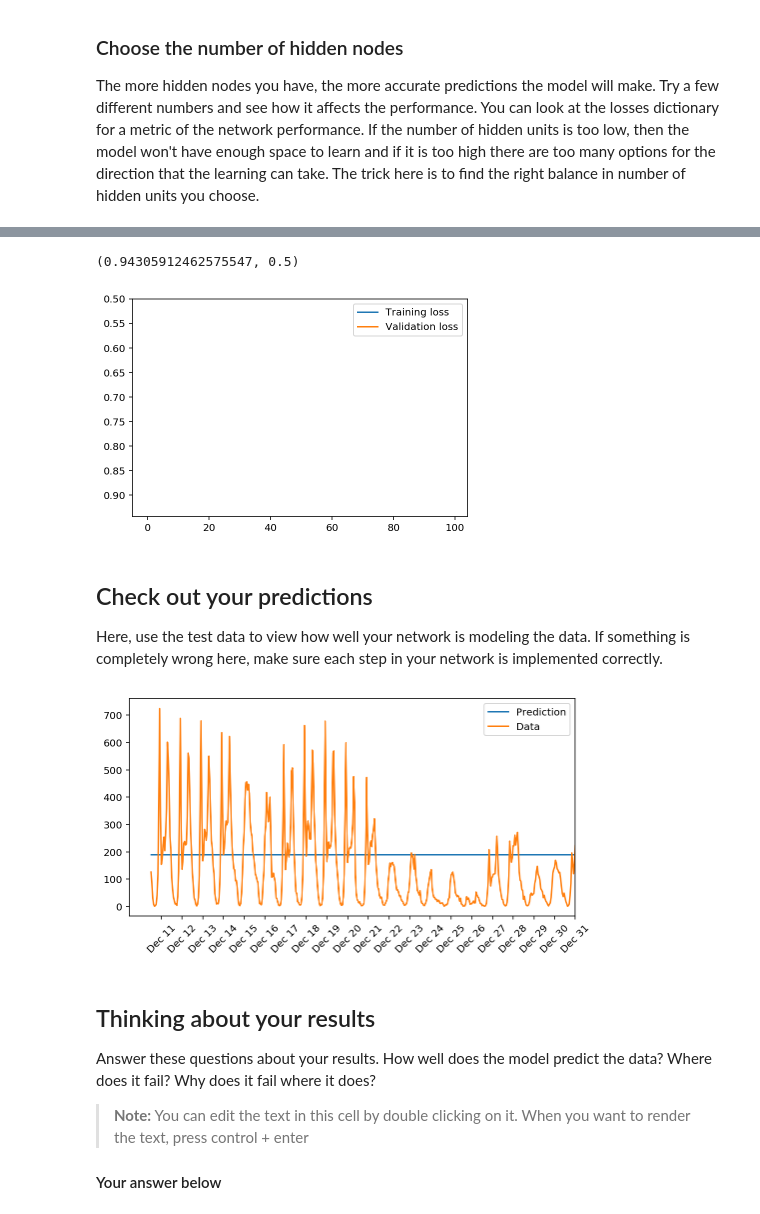
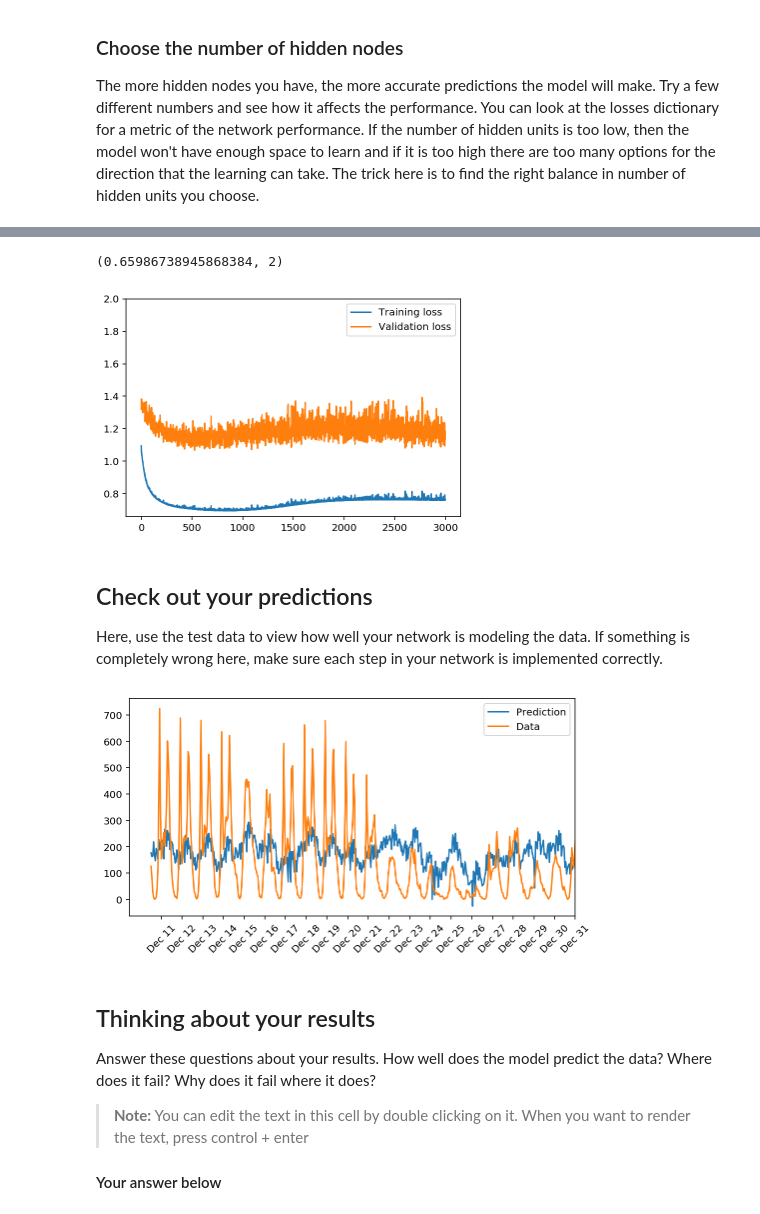
Before and after one commit to gmcgibbon/udacity-dlnd-project-1, a Jupyter notebook: dlnd-your-first-neural-network.ipynb, the cells around one changed output, grey strips where cells are left out. Saved outputs shown, nothing was run; the diff lists cells and outputs as text; code cells hidden in the pictures.

Commit message:
Fix activation on final output, add scale to loss graph

```diff
--- a/dlnd-your-first-neural-network.ipynb
+++ b/dlnd-your-first-neural-network.ipynb
@@ -120,10 +120,11 @@ class NeuralNetwork(object):
 
         self.weights_hidden_to_output = np.random.normal(0.0, self.output_nodes**-0.5,
                                        (self.output_nodes, self.hidden_nodes))
+
+        # Set rate at which the network learns
         self.lr = learning_rate
 
-        #### Set this to your implemented sigmoid function ####
-        # Activation function is the sigmoid function
+        # Set activation function (sigmoid)
         self.activation_function = lambda x: 1 / (1 + np.exp(-x))
 
     def train(self, inputs_list, targets_list):
@@ -139,7 +140,7 @@ class NeuralNetwork(object):
 
         # TODO: Output layer
         final_inputs  = np.dot(self.weights_hidden_to_output, hidden_outputs)
-        final_outputs = self.activation_function(final_inputs)
+        final_outputs = final_inputs
 
         #### Implement the backward pass here ####
         ### Backward pass ###
@@ -153,11 +154,7 @@ class NeuralNetwork(object):
 
         # TODO: Update the weights
         self.weights_hidden_to_output += self.lr * output_errors * hidden_outputs.T
-        self.weights_input_to_hidden  += self.lr * np.dot((hidden_errors * hidden_grad), inputs.T)
-
-        print(self.weights_hidden_to_output)
-        print(self.weights_input_to_hidden)
-
+        self.weights_input_to_hidden  += self.lr * np.dot(hidden_errors * hidden_grad, inputs.T)
 
     def run(self, inputs_list):
         # Run a forward pass through the network
@@ -170,7 +167,7 @@ class NeuralNetwork(object):
 
         # TODO: Output layer
         final_inputs  = np.dot(self.weights_hidden_to_output, hidden_outputs)
-        final_outputs = self.activation_function(final_inputs)
+        final_outputs = final_inputs
 
         return final_outputs
 # %%
@@ -195,9 +192,9 @@ The more hidden nodes you have, the more accurate predictions the model will mak
 import sys
 
 ### Set the hyperparameters here ###
-epochs        = 100
-learning_rate = 0.1
-hidden_nodes  = 5
+epochs        = 3000
+learning_rate = 0.001
+hidden_nodes  = 20
 output_nodes  = 1
 
 N_i = train_features.shape[1]
@@ -241,11 +222,11 @@ for e in range(epochs):
 # %%
 plt.plot(losses['train'], label='Training loss')
 plt.plot(losses['validation'], label='Validation loss')
 plt.legend()
-plt.ylim(ymax=0.5)
+plt.ylim(ymax=2)
 # %% [output]
-(0.94305912462575547, 0.5)
+(0.65986738945868384, 2)
-[figure, old version]
+[figure, new version]
 # %% [markdown]
 ## Check out your predictions
 
@@ -265,7 +246,7 @@ dates = dates.apply(lambda d: d.strftime('%b %d'))
 ax.set_xticks(np.arange(len(dates))[12::24])
 _ = ax.set_xticklabels(dates[12::24], rotation=45)
 # %% [output]
-[figure, old version]
+[figure, new version]
 # %% [markdown]
 ## Thinking about your results
 
```
Also changed, not shown: parts of 2 cells of this notebook.
